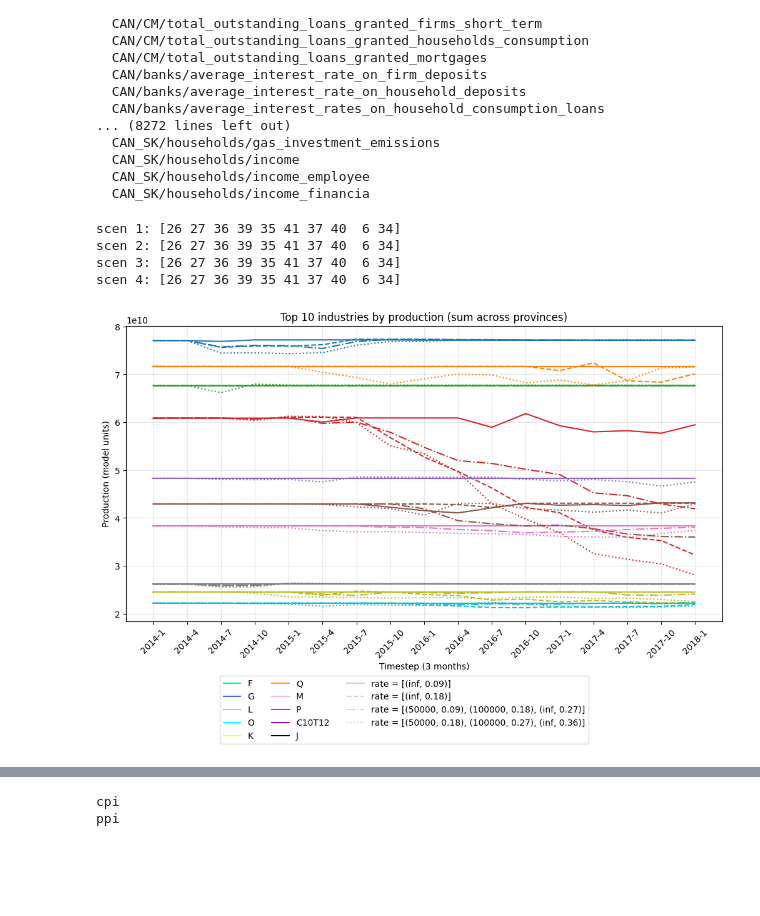
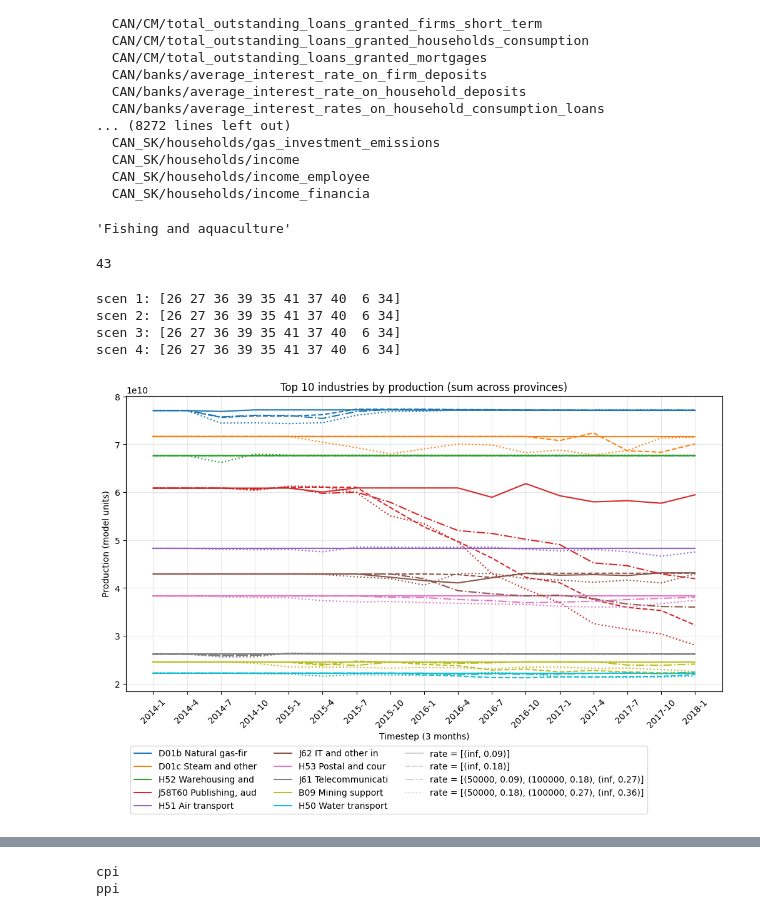
Before and after one commit to bcgov/macroabm-ca, a Jupyter notebook: scenarios/pit_basic_multiscenario.ipynb, the cells around one changed output, grey strips where cells are left out. Drawn from its saved outputs; the diff is of its cells as text; code cells hidden in the pictures; blank space fills up the shorter version.

```diff
--- a/scenarios/pit_basic_multiscenario.ipynb
+++ b/scenarios/pit_basic_multiscenario.ipynb
@@ -843,6 +838,12 @@ def load_industry_mapping() -> Dict[int, str]:
         return {}
     df = pd.read_csv(INDUSTRY_NAMES_CSV)
     return dict(zip(df["Firm_ID"], df["Industry_Name"]))
+
+def load_industry_codes() -> Dict[int, str]:
+    if not INDUSTRY_NAMES_CSV.exists():
+        return {}
+    df = pd.read_csv(INDUSTRY_NAMES_CSV)
+    return dict(zip(df["Firm_ID"], df["Industry"]))
 
 
 def _build_tree(group: h5py.Group) -> TreeNode:
@@ -945,6 +946,7 @@ def sum_regions(file_path, province_keys: List[str], tail_path: str) -> Optional
 
 
 industry_mapping = load_industry_mapping()
+industry_codes = load_industry_codes()
 print(f"Industry mapping loaded: {len(industry_mapping)} industries")
 
 tree = get_tree(OUTPUT_DIRECTORY / OUTPUT_FILENAME)
@@ -1277,3 +1279,7 @@ All dataset paths in H5 file:
 # print("top producers in the first timestep")        # NOTE: Clear indication that we need to update IO table
 # for i in top_idx:
 #     print(f"{industries[i]} \t[{i}]: \t{production_total[0][i]:,.2e}")
+# %%
+industry_mapping[1]
+# %% [output]
+'Fishing and aquaculture'
@@ -1280,3 +1311,10 @@ All dataset paths in H5 file:
+# %%
+len(industries)
+# %% [output]
+43
+# %%
+max_len = 15
+industry_mapping_clipped = clip_dict_strings(industry_mapping, max_len)
 # %%
 # Plot Production by industry, summed across provinces - compare scenarios
 
@@ -1331,65 +1369,44 @@ for n in range(n_scenarios):
                 ts_time, production_total[:, i],
                 color=COLOURS[i_colour],
                 label=name,
                 linestyle=scenarios_linetypes[n]
             )
             i_colour += 1
 
 # custom legend
-PROVINCE_LABELS_LIST = list(PROVINCE_LABELS.values())
-legend_labels = [
-    industries[top_idx[0]],
-    industries[top_idx[1]],
-    industries[top_idx[2]],
-    industries[top_idx[3]],
-    industries[top_idx[4]],
-    industries[top_idx[5]],
-    industries[top_idx[6]],
-    industries[top_idx[7]],
-    industries[top_idx[8]],
-    industries[top_idx[9]],
-    "rate = " + str(tax_policy[0].get_rate()),
-    "rate = " + str(tax_policy[1].get_rate()),
-    "rate = " + str(tax_policy[2].get_rate()),
-    "rate = " + str(tax_policy[3].get_rate()),
-]
-legend_lines = [
-    Line2D([0], [0], color = PROVINCE_COLOURS[0], linestyle="-"),
-    Line2D([0], [0], color = PROVINCE_COLOURS[1], linestyle="-"),
-    Line2D([0], [0], color = PROVINCE_COLOURS[2], linestyle="-"),
-    Line2D([0], [0], color = PROVINCE_COLOURS[3], linestyle="-"),
-    Line2D([0], [0], color = PROVINCE_COLOURS[4], linestyle="-"),
-    Line2D([0], [0], color = PROVINCE_COLOURS[5], linestyle="-"),
-    Line2D([0], [0], color = PROVINCE_COLOURS[6], linestyle="-"),
-    Line2D([0], [0], color = PROVINCE_COLOURS[7], linestyle="-"),
-    Line2D([0], [0], color = PROVINCE_COLOURS[8], linestyle="-"),
-    Line2D([0], [0], color = PROVINCE_COLOURS[9], linestyle="-"),
-    Line2D([0], [0], color = "lightgrey", linestyle="-"),
-    Line2D([0], [0], color = "lightgrey", linestyle="--"),
-    Line2D([0], [0], color = "lightgrey", linestyle="-."),
-    Line2D([0], [0], color = "lightgrey", linestyle=":"),
-]
+legend_labels = []
+for i in range(n_show):
+    legend_labels.append(industry_codes[top_idx[i]] + " " + industry_mapping_clipped[top_idx[i]])
+for n in range(n_scenarios):
+    legend_labels.append("rate = " + str(tax_policy[n].get_rate()))
+
+legend_lines = []
+for i in range(n_show):
+    legend_lines.append(Line2D([0], [0], color = COLOURS[i], linestyle="-"))
+for n in range(n_scenarios):
+    legend_lines.append(Line2D([0], [0], color = "lightgrey", linestyle=scenarios_linetypes[n]))
+
 plt.legend(
-legend_lines, legend_labels, bbox_to_anchor = (0.15,-0.3), loc="center left", ncol=int(len(legend_labels)/4)
+legend_lines, legend_labels, bbox_to_anchor = (0,-0.3), loc="center left", ncol=int(len(legend_labels)/4)
 # legend_lines, legend_labels, bbox_to_anchor = (0.5,-0.03), loc="lower center", ncol=len(legend_labels)
 # legend_lines, legend_labels, bbox_to_anchor = (1.5,1.025), loc="upper right"
 )
 
 ax.set_title(f"Top {n_show} industries by production (sum across provinces)")
 ax.set_xlabel("Timestep (3 months)")
 # ax.set_xlim(left=1)             # exclude initialization timestep
 ax.tick_params("x", rotation=45)
 # ax.set_xticks(ts_time[::4])   # control xtick frequency
 ax.set_ylabel("Production (model units)")
 # ax.legend(fontsize=6, ncol=2)
 ax.grid(True, alpha=0.3)
 # plt.tight_layout()
 FILENAME = str(datetime.date.today()) + "_C_production_top_industries_" + "ALL" + ".png"
 plt.savefig(OUTPUT_DIRECTORY / FILENAME, dpi=120)
 plt.show()
 # %% [output]
 scen 1: [26 27 36 39 35 41 37 40  6 34]
 scen 2: [26 27 36 39 35 41 37 40  6 34]
 scen 3: [26 27 36 39 35 41 37 40  6 34]
 scen 4: [26 27 36 39 35 41 37 40  6 34]
-[figure, old version]
+[figure, new version]
```
Also changed, not shown: parts of 15 cells of this notebook, 4 other files.
